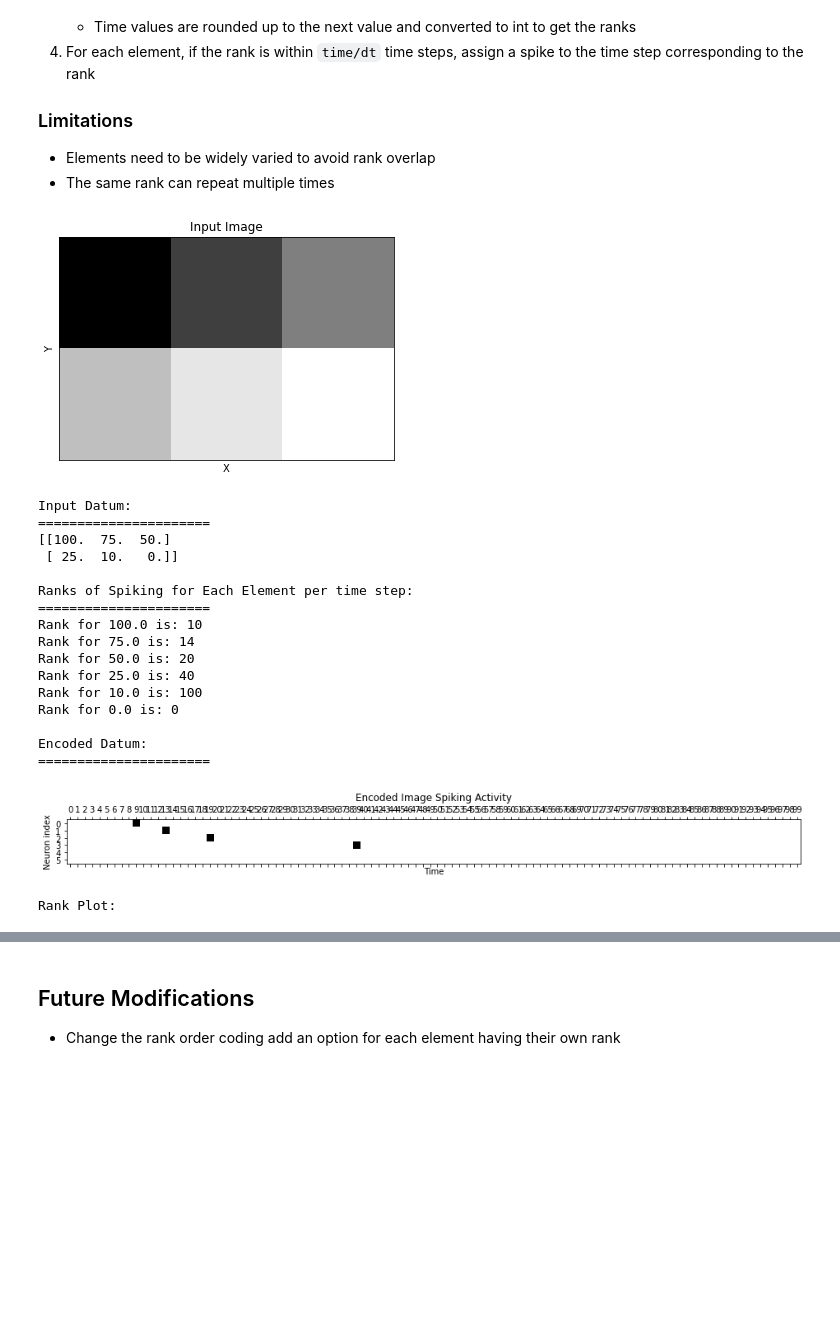
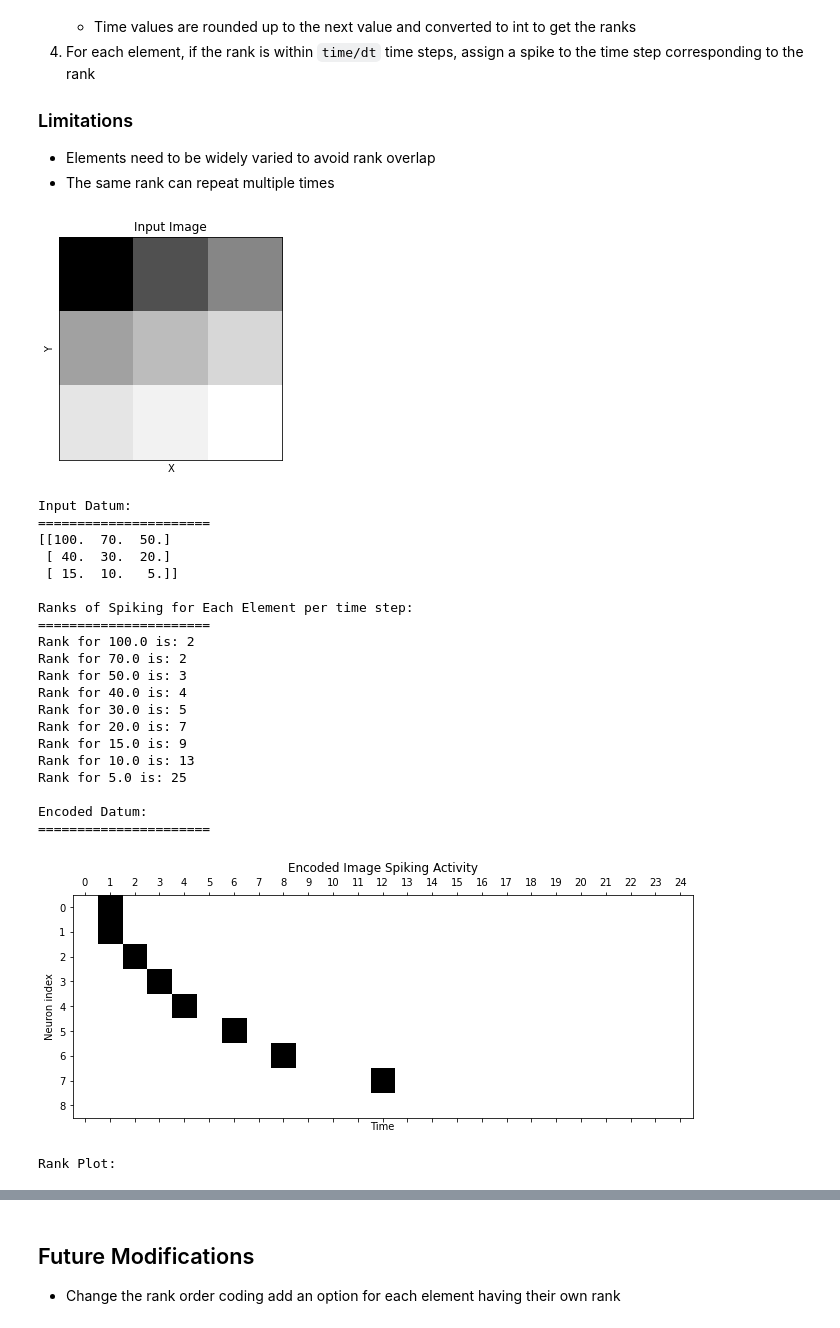
Before and after one commit to oshears/BindsNET-Self-Documentation, a Jupyter notebook: BindsNET_Encoder_Demo.ipynb, the cells around one changed output, grey strips where cells are left out. Drawn from its saved outputs; the diff is of its cells as text; code cells hidden in the pictures; blank space fills up the shorter version.

```diff
--- a/BindsNET_Encoder_Demo.ipynb
+++ b/BindsNET_Encoder_Demo.ipynb
@@ -434,7 +419,7 @@ Encodes data via a rank order coding-like representation. One spike per neuron,
 * The same rank can repeat multiple times
 # %%
 # time is the total sample duration in ms
-time = 100
+time = 25
 
 # dt is the step size within the sample duration in ms
 dt = 1.0
@@ -443,10 +428,7 @@ dt = 1.0
 num_steps = int(time/dt)
 
 # input data
-# train_image = torch.FloatTensor([[80,70,60],[50,40,30],[20,10,0]])
-# train_image = torch.FloatTensor([[10,9,8],[7,6,5],[4,3,2]])
-# train_image = torch.FloatTensor([[10,5,3.333],[2.5,2,1.63],[1.5,1.2,0.9]])
-train_image = torch.FloatTensor([[100,75,50],[25,10,0]])
+train_image = torch.FloatTensor([[100,70,50],[40,30,20],[15,10,5]])
 
 # show input image
 plt.matshow(train_image, cmap='binary')
@@ -479,51 +461,53 @@ print()
 
 # create encoder and encode input
 encoder = RankOrderEncoder(time=time, dt=dt)
 encoded_image = encoder(train_image.clone())
 print("Encoded Datum:")
 print("======================")
 print()
 
 # Look at input spiking activity.
 encoded_image = np.reshape(encoded_image,(num_steps,train_image.nelement())).T
 plt.matshow(encoded_image, cmap='binary')
-plt.xticks(())
-plt.yticks(())
 plt.xlabel('Time')
 plt.ylabel('Neuron index')
 plt.title('Encoded Image Spiking Activity')
 plt.yticks(np.arange(train_image.nelement()))
 plt.xticks(np.arange(num_steps))
 plt.show()
 
 print("Rank Plot:")
 max_intensity = int(train_image.max().numpy())
 x = torch.arange(1,max_intensity,1).float()
 plt.ylabel('Neuron index')
 plt.title('Input Rank vs Input Intensity')
 x_times = (1/(x / max_intensity))
 x_times_max = x_times.max().numpy()
 x_times *= (time/dt) / x_times_max
 ranks = torch.ceil(x_times).long()
 plt.scatter(x,ranks)
 plt.show()
 # %% [output]
-[figure, old version]
+[figure, new version]
 Input Datum:
 ======================
-[[100.  75.  50.]
- [ 25.  10.   0.]]
+[[100.  70.  50.]
+ [ 40.  30.  20.]
+ [ 15.  10.   5.]]
 
 Ranks of Spiking for Each Element per time step:
 ======================
-Rank for 100.0 is: 10
-Rank for 75.0 is: 14
-Rank for 50.0 is: 20
-Rank for 25.0 is: 40
-Rank for 10.0 is: 100
-Rank for 0.0 is: 0
+Rank for 100.0 is: 2
+Rank for 70.0 is: 2
+Rank for 50.0 is: 3
+Rank for 40.0 is: 4
+Rank for 30.0 is: 5
+Rank for 20.0 is: 7
+Rank for 15.0 is: 9
+Rank for 10.0 is: 13
+Rank for 5.0 is: 25
 
 Encoded Datum:
 ======================
-[figure, old version]
+[figure, new version]
 Rank Plot:
```
Also changed, not shown: parts of 5 cells of this notebook, 1 other file.
